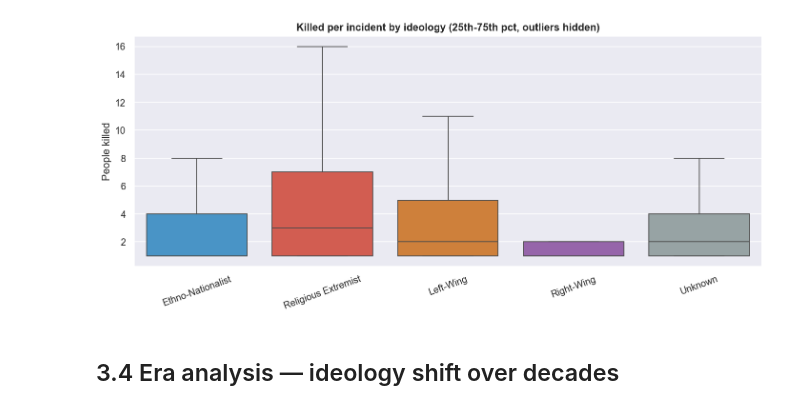
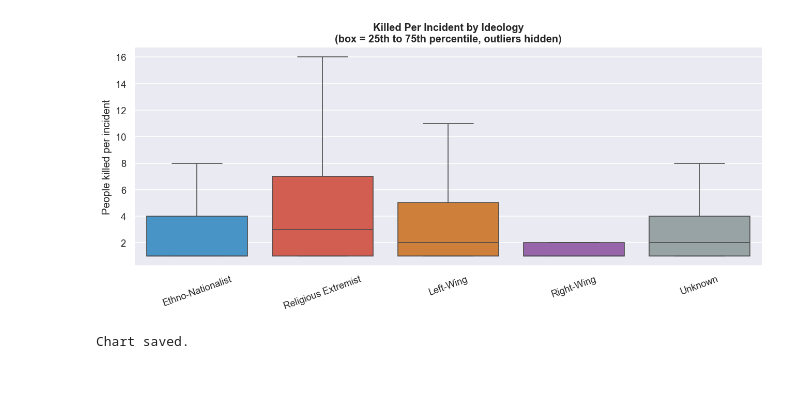
Before and after one commit to PiyushLadukar/AatankDrishti, a Jupyter notebook: notebooks/03_eda.ipynb, the cells around one changed output. Cells and saved outputs as stored; diff of their text form; code cells hidden in the pictures; blank space fills up the shorter version.

```diff
--- a/notebooks/03_eda.ipynb
+++ b/notebooks/03_eda.ipynb
@@ -52,0 +85,20 @@ KEY: 2011-2015 spike = ISIL expansion + Boko Haram escalation (geopolitical, not
+# %%
+# CELL 4 - Ideology over time (line chart)
+year_col = 'year' if 'year' in df.columns else 'iyear'
+
+pivot = df.groupby([year_col, 'ideology']).size().unstack(fill_value=0)
+
+fig, ax = plt.subplots(figsize=(14, 6))
+for ideology in pivot.columns:
+    color = IDEOLOGY_COLORS.get(ideology, '#bdc3c7')
+    ax.plot(pivot.index, pivot[ideology], label=ideology,
+            color=color, linewidth=2, alpha=0.8)
+
+ax.set_title('Incidents by Ideology Over Time', fontsize=13, fontweight='bold')
+ax.set_xlabel('Year')
+ax.set_ylabel('Number of Incidents')
+ax.legend(bbox_to_anchor=(1.01, 1), loc='upper left', fontsize=9)
+plt.tight_layout()
+plt.savefig('../data/processed/eda_ideology_time.png', dpi=150)
+plt.show()
+print('Chart saved.')
@@ -69,18 +133,25 @@ plt.show()
 # %%
+# CELL 6 - Casualties by ideology box plot
 kill_col = 'killed' if 'killed' in df.columns else 'nkill'
-nonzero = df[df[kill_col] > 0]
-order = df.groupby('ideology')[kill_col].median().sort_values(ascending=False).index
-fig, ax = plt.subplots(figsize=(11,5))
-sns.boxplot(data=nonzero, x='ideology', y=kill_col, order=order,
-            palette=IDEOLOGY_COLORS, showfliers=False, ax=ax)
-ax.set_title('Killed per incident by ideology (25th-75th pct, outliers hidden)', fontweight='bold')
-ax.set_ylabel('People killed'); ax.set_xlabel('')
-plt.xticks(rotation=20)
-plt.tight_layout()
-plt.savefig('../data/processed/eda_casualties.png', dpi=150)
-plt.show()
+
+if kill_col in df.columns:
+    nonzero = df[df[kill_col] > 0].copy()
+    order = df.groupby('ideology')[kill_col].median().sort_values(ascending=False).index
+
+    fig, ax = plt.subplots(figsize=(11, 5))
+    sns.boxplot(data=nonzero, x='ideology', y=kill_col,
+                order=order, palette=IDEOLOGY_COLORS,
+                showfliers=False, ax=ax)
+    ax.set_title('Killed Per Incident by Ideology\n(box = 25th to 75th percentile, outliers hidden)',
+                 fontweight='bold', fontsize=12)
+    ax.set_ylabel('People killed per incident')
+    ax.set_xlabel('')
+    plt.xticks(rotation=20)
+    plt.tight_layout()
+    plt.savefig('../data/processed/eda_casualties.png', dpi=150)
+    plt.show()
+    print('Chart saved.')
 # %% [output]
-[figure, old version]
+[figure, new version]
+Chart saved.
-# %% [markdown]
-## 3.4 Era analysis — ideology shift over decades
 # %%
```
Also changed, not shown: parts of 15 cells of this notebook, 11 other files.
